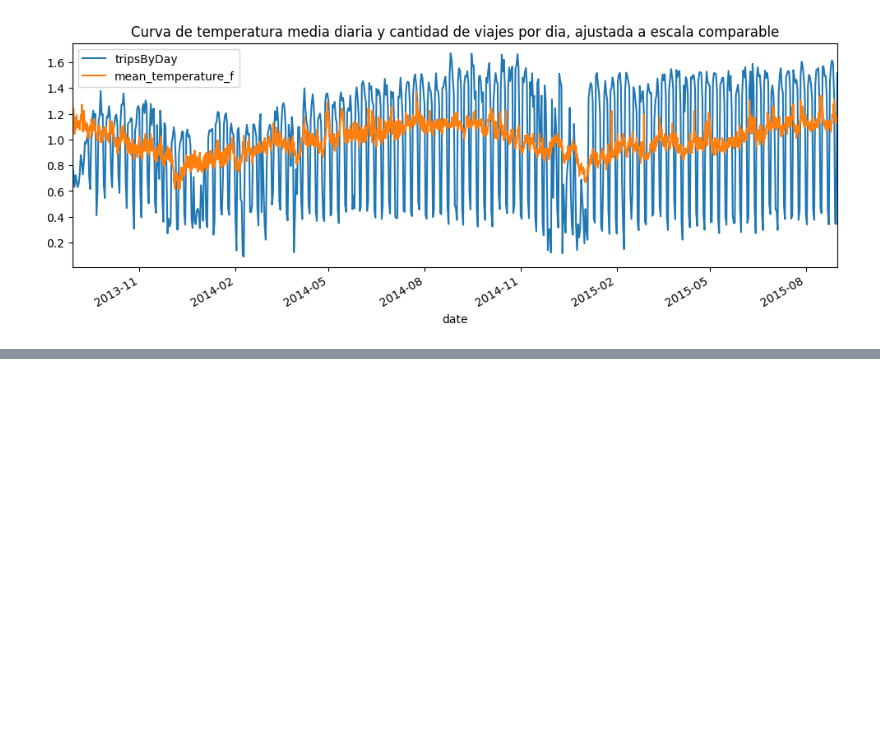
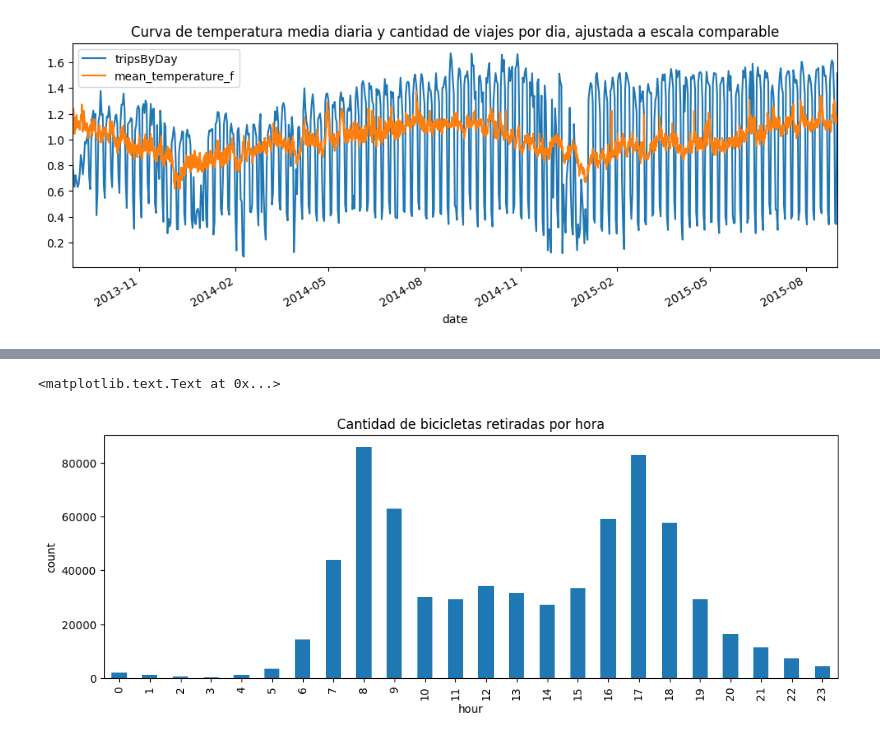
Before and after one commit to pabloernesto/sfBikes, a Jupyter notebook: AnalisisExploratorioCompleto.ipynb, the cells around one changed output, grey strips where cells are left out. Drawn from its saved outputs; the diff is of its cells as text; code cells hidden in the pictures; blank space fills up the shorter version.

```diff
--- a/AnalisisExploratorioCompleto.ipynb
+++ b/AnalisisExploratorioCompleto.ipynb
@@ -390,0 +397,15 @@ tripsMean[tripsMean['mean_temperature_f'] > 0].plot(x='date',y=['tripsByDay','me
+# %%
+date = trip.loc[:,'start_date'].str.split(' ')
+trip['date'] = date.map(lambda date: date[0])
+trip['hour'] = date.map(lambda hour: hour[1])
+trip['hour'] = trip.loc[:,'hour'].str.split(':').map(lambda h: h[0])
+
+
+# Cantidad de bicicletas retiradas por hora
+trip.sort_values(by=('hour'), ascending=True)['hour']\
+    .map(lambda x :int(x)).value_counts().sort_index().plot.bar(title="Cantidad de bicicletas retiradas por hora")
+plt.ylabel('count')
+plt.xlabel('hour')
+# %% [output]
+<matplotlib.text.Text at 0x...>
+[figure, added]
```
Also changed, not shown: parts of 8 cells of this notebook, 1 other file.
